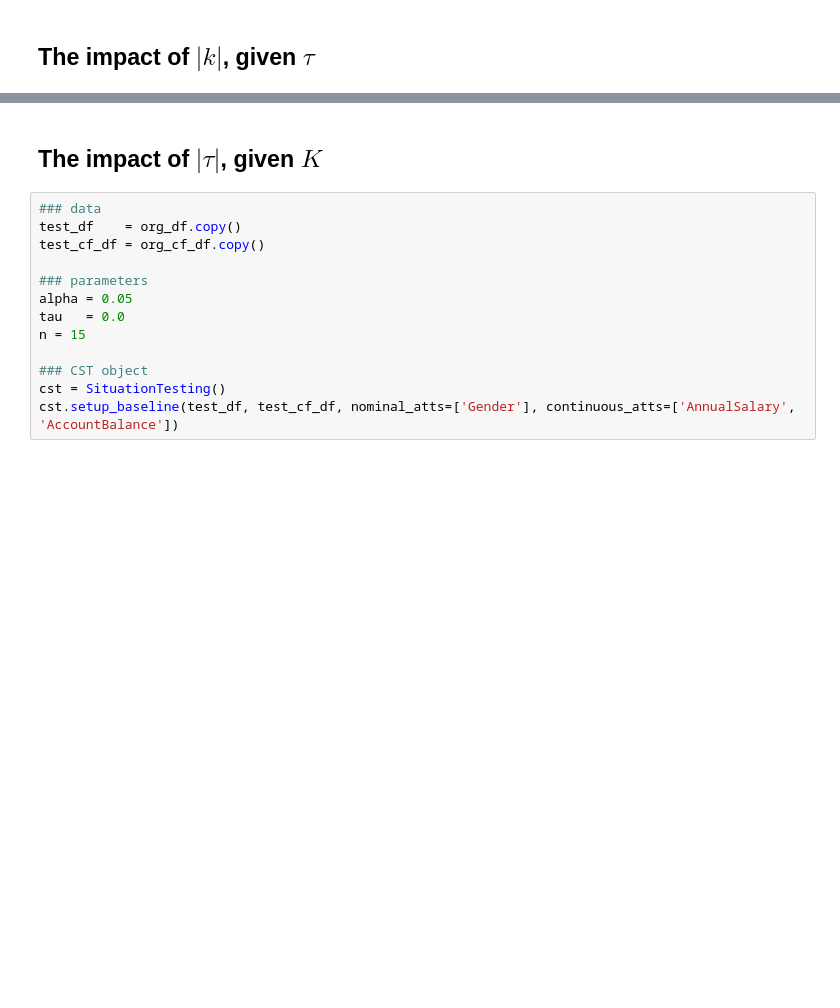
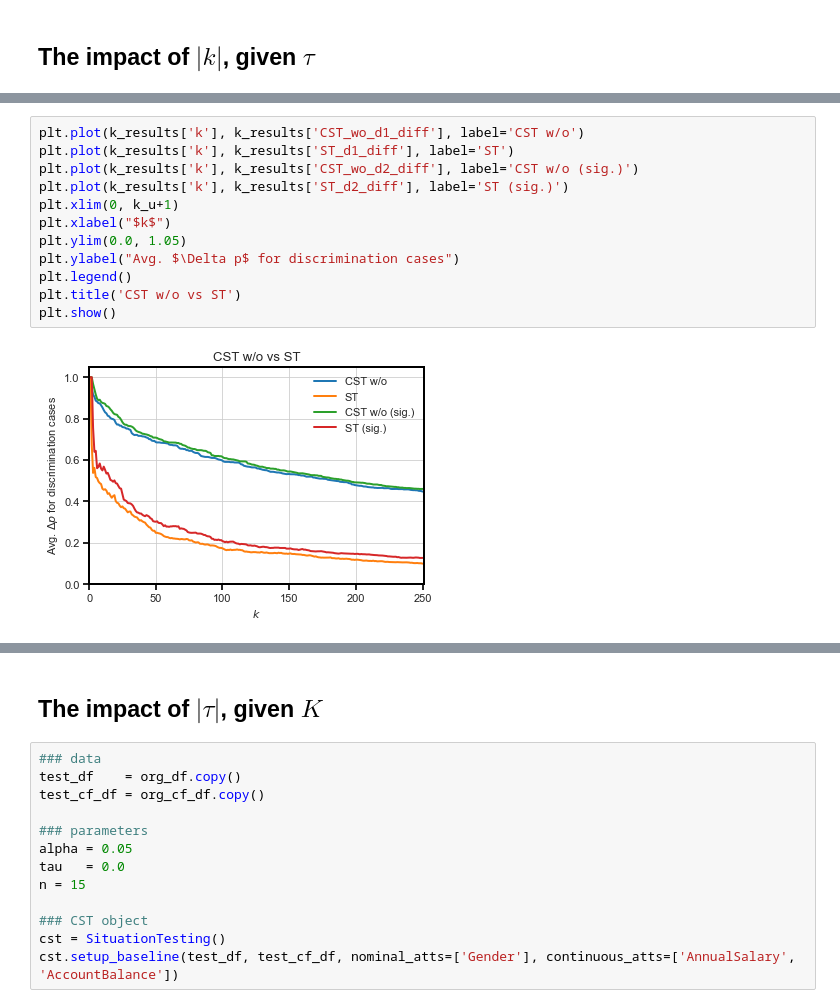
Before and after one commit to cc-jalvarez/counterfactual-situation-testing, a Jupyter notebook: src/analysis_loan_application_TheTwoCSTs.ipynb, the cells around one changed output, grey strips where cells are left out. Drawn from its saved outputs; the diff is of its cells as text; blank space fills up the shorter version.

```diff
--- a/src/analysis_loan_application_TheTwoCSTs.ipynb
+++ b/src/analysis_loan_application_TheTwoCSTs.ipynb
@@ -429,0 +377,14 @@ print('=== DONE ===')
+# %%
+plt.plot(k_results['k'], k_results['CST_wo_d1_diff'], label='CST w/o')
+plt.plot(k_results['k'], k_results['ST_d1_diff'], label='ST')
+plt.plot(k_results['k'], k_results['CST_wo_d2_diff'], label='CST w/o (sig.)')
+plt.plot(k_results['k'], k_results['ST_d2_diff'], label='ST (sig.)')
+plt.xlim(0, k_u+1)
+plt.xlabel("$k$")
+plt.ylim(0.0, 1.05)
+plt.ylabel("Avg. $\Delta p$ for discrimination cases")
+plt.legend()
+plt.title('CST w/o vs ST')
+plt.show()
+# %% [output]
+[figure, added]
```
Also changed, not shown: parts of 25 cells of this notebook, 2 other files.
